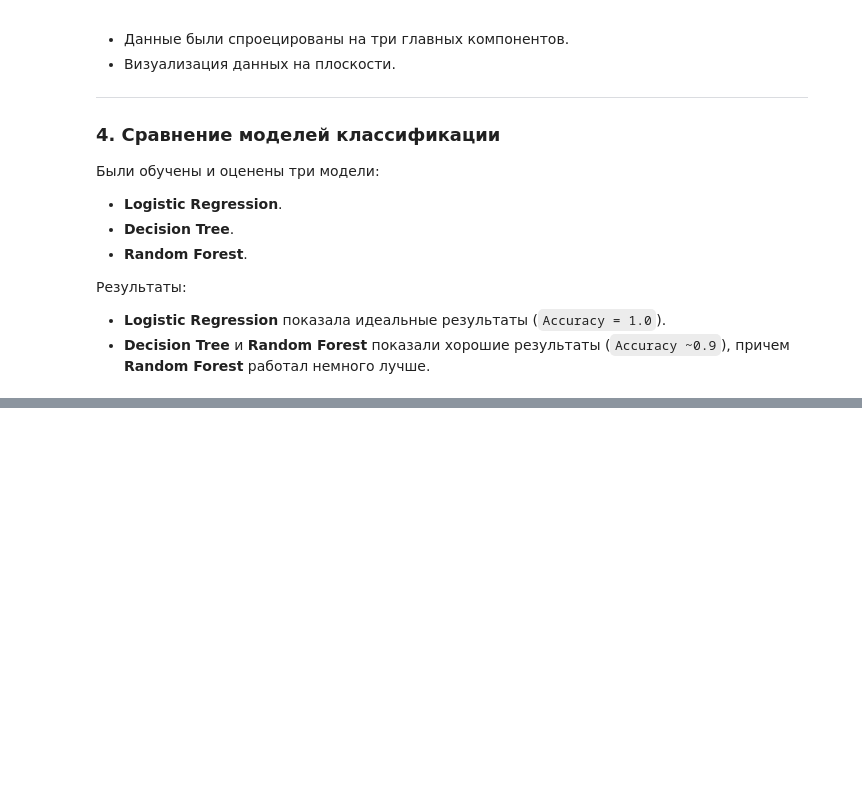
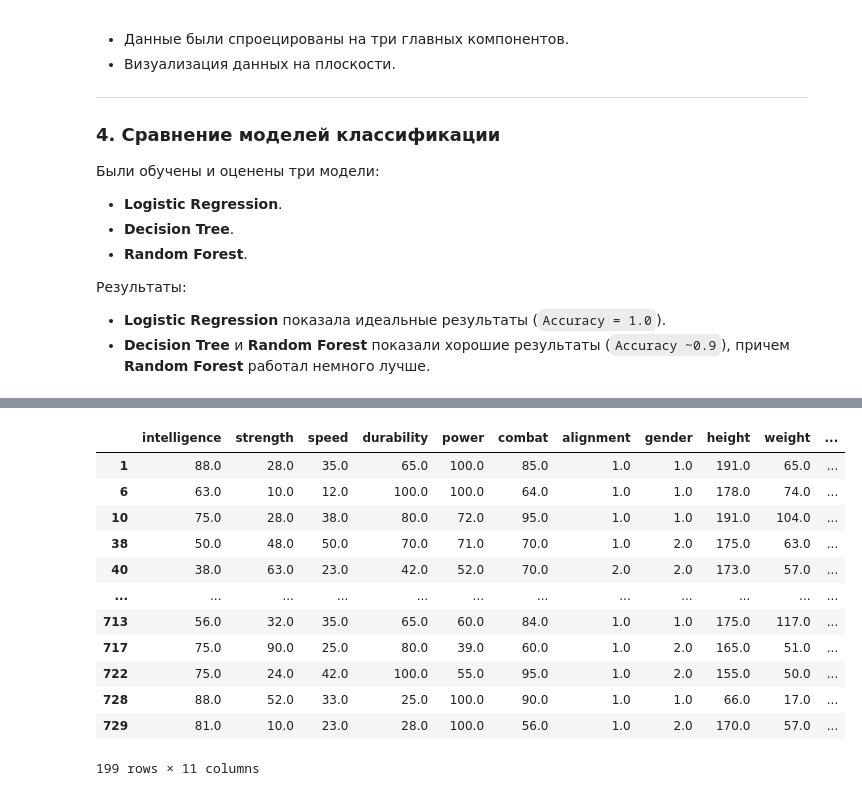
Before and after one commit to mewkfeli/MachineLearning, a Jupyter notebook: Mukhitova_Khusniiarov_superheroes.ipynb, the cells around one changed output, grey strips where cells are left out. Saved outputs shown, nothing was run; the diff lists cells and outputs as text; code cells hidden in the pictures; blank space fills up the shorter version.

```diff
--- a/Mukhitova_Khusniiarov_superheroes.ipynb
+++ b/Mukhitova_Khusniiarov_superheroes.ipynb
@@ -975,0 +1295,16 @@ https://datalens.yandex/67d6h2yjdanos
+# %%
+df[df['Cluster']==1]
+# %% [output]
+|  | intelligence | strength | speed | durability | power | combat | alignment | gender | height | weight | ... |
+| 1 | 88.0 | 28.0 | 35.0 | 65.0 | 100.0 | 85.0 | 1.0 | 1.0 | 191.0 | 65.0 | ... |
+| 6 | 63.0 | 10.0 | 12.0 | 100.0 | 100.0 | 64.0 | 1.0 | 1.0 | 178.0 | 74.0 | ... |
+| 10 | 75.0 | 28.0 | 38.0 | 80.0 | 72.0 | 95.0 | 1.0 | 1.0 | 191.0 | 104.0 | ... |
+| 38 | 50.0 | 48.0 | 50.0 | 70.0 | 71.0 | 70.0 | 1.0 | 2.0 | 175.0 | 63.0 | ... |
+| 40 | 38.0 | 63.0 | 23.0 | 42.0 | 52.0 | 70.0 | 2.0 | 2.0 | 173.0 | 57.0 | ... |
+| ... | ... | ... | ... | ... | ... | ... | ... | ... | ... | ... | ... |
+| 713 | 56.0 | 32.0 | 35.0 | 65.0 | 60.0 | 84.0 | 1.0 | 1.0 | 175.0 | 117.0 | ... |
+| 717 | 75.0 | 90.0 | 25.0 | 80.0 | 39.0 | 60.0 | 1.0 | 2.0 | 165.0 | 51.0 | ... |
+| 722 | 75.0 | 24.0 | 42.0 | 100.0 | 55.0 | 95.0 | 1.0 | 2.0 | 155.0 | 50.0 | ... |
+| 728 | 88.0 | 52.0 | 33.0 | 25.0 | 100.0 | 90.0 | 1.0 | 1.0 | 66.0 | 17.0 | ... |
+| 729 | 81.0 | 10.0 | 23.0 | 28.0 | 100.0 | 56.0 | 1.0 | 2.0 | 170.0 | 57.0 | ... |
+199 rows × 11 columns
```
Also changed, not shown: parts of 61 cells of this notebook.
